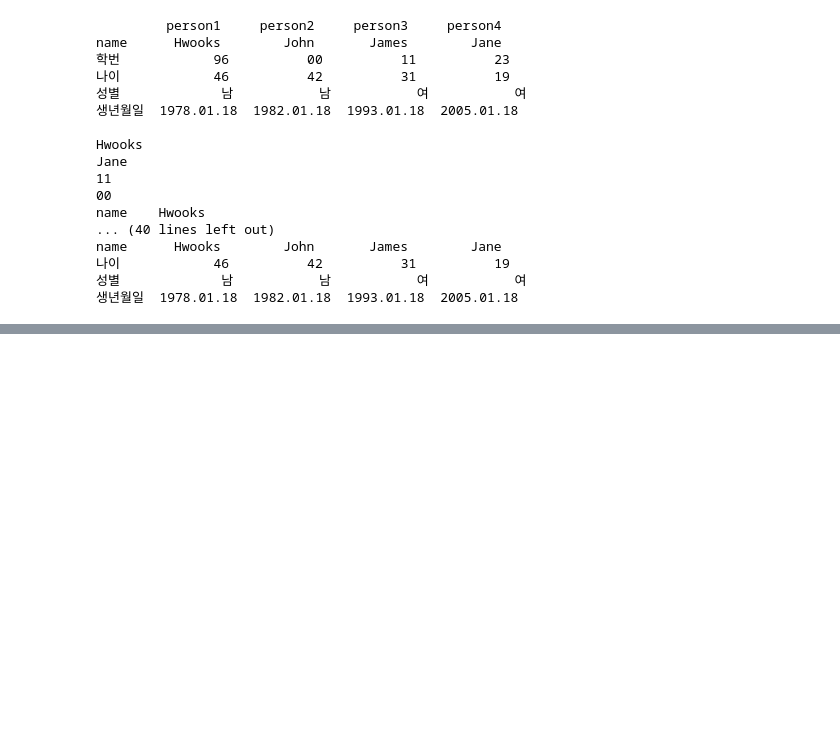
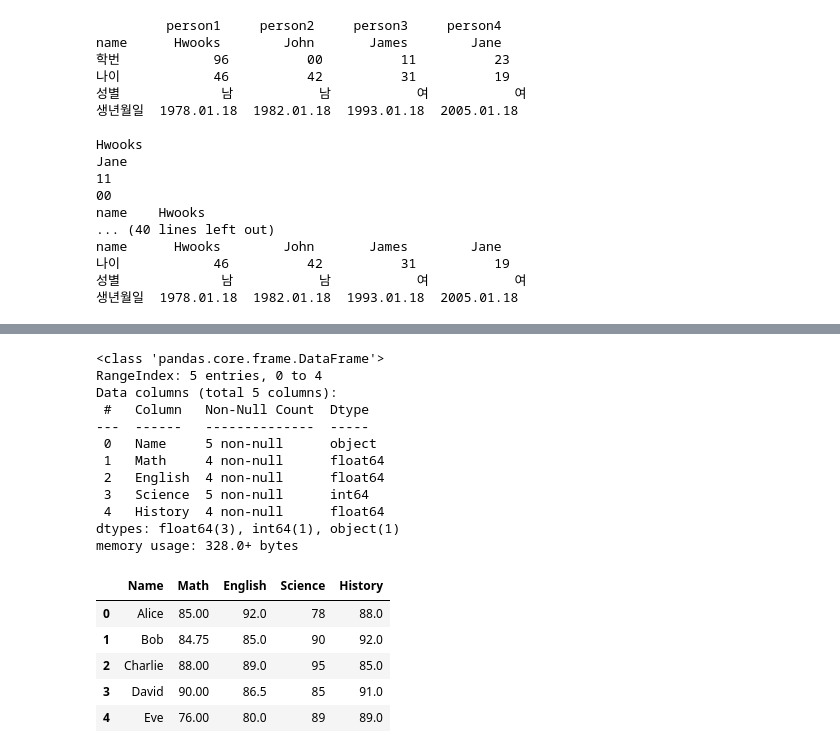
Before and after one commit to H-wooks/KITA_2024, a Jupyter notebook: M3_분석라이브러리/Pandas/Task_27May2024.ipynb, the cells around one changed output, grey strips where cells are left out. Drawn from its saved outputs; the diff is of its cells as text; code cells hidden in the pictures; blank space fills up the shorter version.

```diff
--- a/M3_분석라이브러리/Pandas/Task_27May2024.ipynb
+++ b/M3_분석라이브러리/Pandas/Task_27May2024.ipynb
@@ -114,9 +198,36 @@ df
 # %%
 # Task3_0527. df1에서 결측값 처리 후 딕셔너리, 리스트로 변환하여 출력하세요.
 df1 = pd.DataFrame({
     "Name": ["Alice", "Bob", "Charlie", "David", "Eve"],
     "Math": [85, np.nan, 88, 90, 76],
     "English": [92, 85, 89, np.nan, 80],
     "Science": [78, 90, 95, 85, 89],
     "History": [88, 92, 85, 91, np.nan]
 })
+
+df1.info()
+df1.columns
+## 숫자 열에 대해 결측값을 각 열의 평균값으로 대체
+df2=df1.copy()
+columns=['Math', 'English', 'Science', 'History']
+for column in columns:
+  df2[column].fillna(df2[column].mean(), inplace=True)
+# %% [output]
+<class 'pandas.core.frame.DataFrame'>
+RangeIndex: 5 entries, 0 to 4
+Data columns (total 5 columns):
+ #   Column   Non-Null Count  Dtype
+---  ------   --------------  -----
+ 0   Name     5 non-null      object
+ 1   Math     4 non-null      float64
+ 2   English  4 non-null      float64
+ 3   Science  5 non-null      int64
+ 4   History  4 non-null      float64
+dtypes: float64(3), int64(1), object(1)
+memory usage: 328.0+ bytes
+|  | Name | Math | English | Science | History |
+| 0 | Alice | 85.00 | 92.0 | 78 | 88.0 |
+| 1 | Bob | 84.75 | 85.0 | 90 | 92.0 |
+| 2 | Charlie | 88.00 | 89.0 | 95 | 85.0 |
+| 3 | David | 90.00 | 86.5 | 85 | 91.0 |
+| 4 | Eve | 76.00 | 80.0 | 89 | 89.0 |
```
Also changed, not shown: parts of 9 cells of this notebook.
